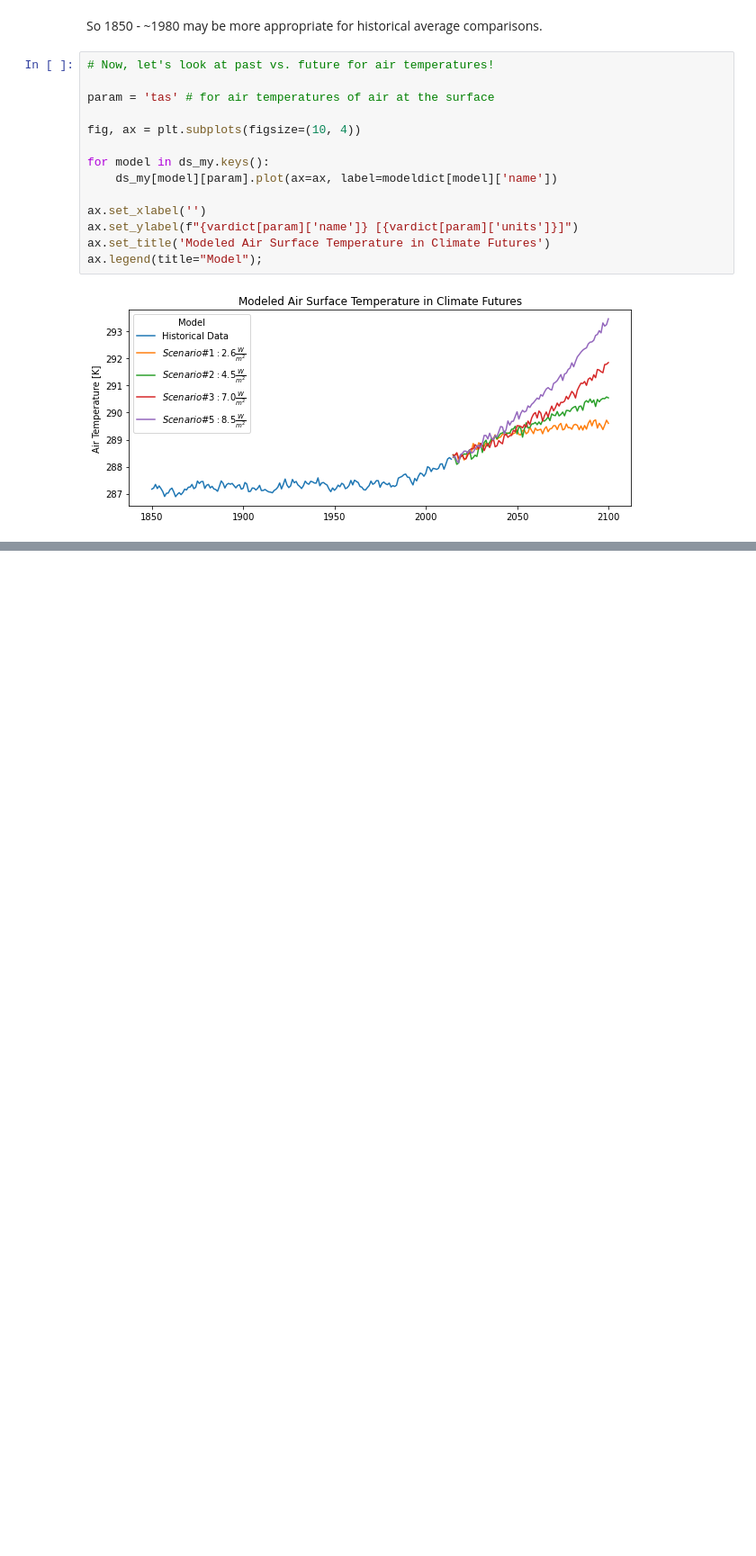
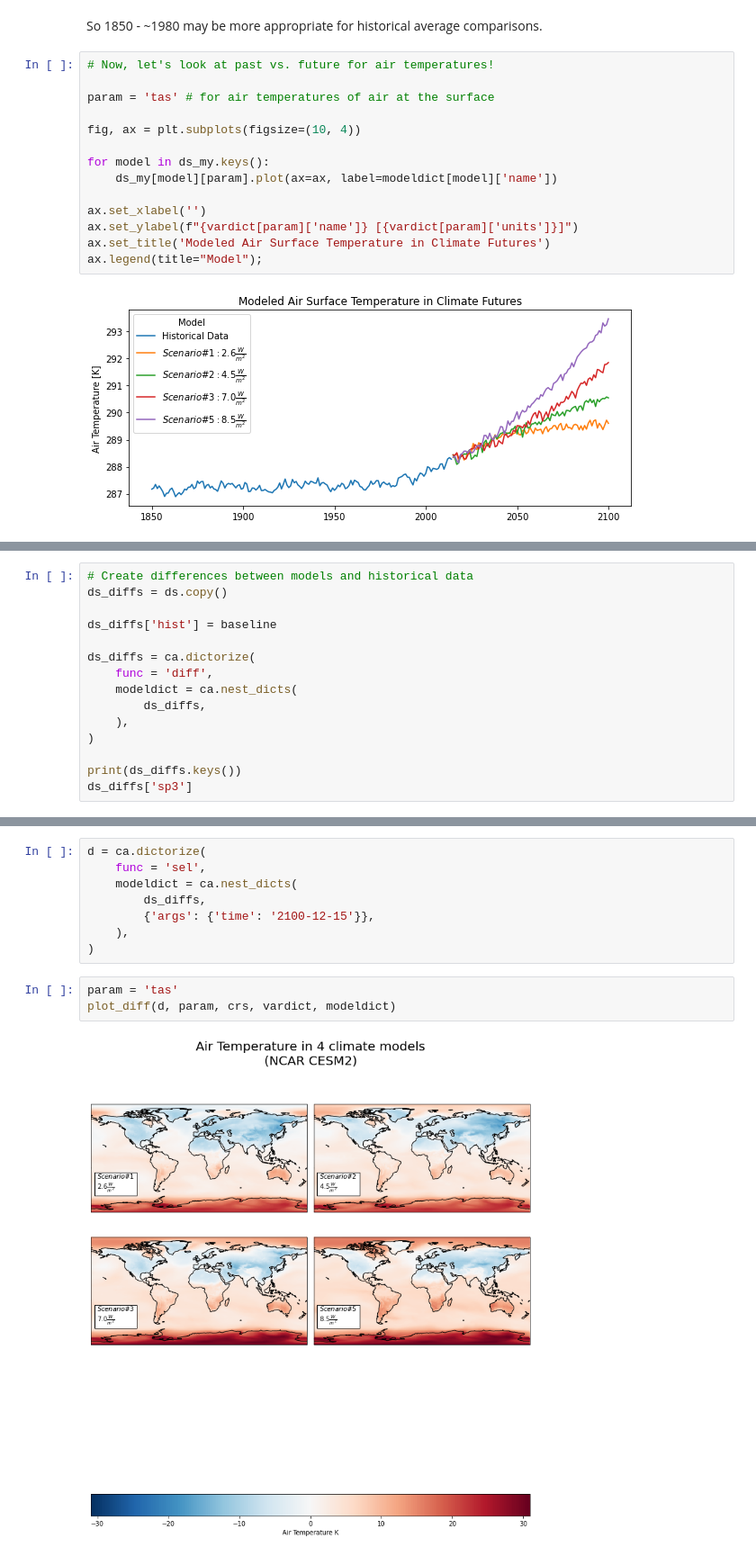
Before and after one commit to UCB-stat-159-s22/hw07-group20, a Jupyter notebook: _sources/notebooks/CESM_EDA.ipynb, the cells around one changed output, grey strips where cells are left out. Shown at 90% size. Saved outputs shown, nothing was run; the diff lists cells and outputs as text; blank space fills up the shorter version.

```diff
--- a/_sources/notebooks/CESM_EDA.ipynb
+++ b/_sources/notebooks/CESM_EDA.ipynb
@@ -491,0 +195,15 @@ Data variables:
+# %%
+# Create differences between models and historical data
+ds_diffs = ds.copy()
+
+ds_diffs['hist'] = baseline
+
+ds_diffs = ca.dictorize(
+    func = 'diff',
+    modeldict = ca.nest_dicts(
+        ds_diffs,
+    ),
+)
+
+print(ds_diffs.keys())
+ds_diffs['sp3']
@@ -491,0 +412,13 @@ Data variables:
+# %%
+d = ca.dictorize(
+    func = 'sel',
+    modeldict = ca.nest_dicts(
+        ds_diffs,
+        {'args': {'time': '2100-12-15'}},
+    ),
+)
+# %%
+param = 'tas'
+plot_diff(d, param, crs, vardict, modeldict)
+# %% [output]
+[figure, added]
```
Also changed, not shown: parts of 17 cells of this notebook, 26 other files.
